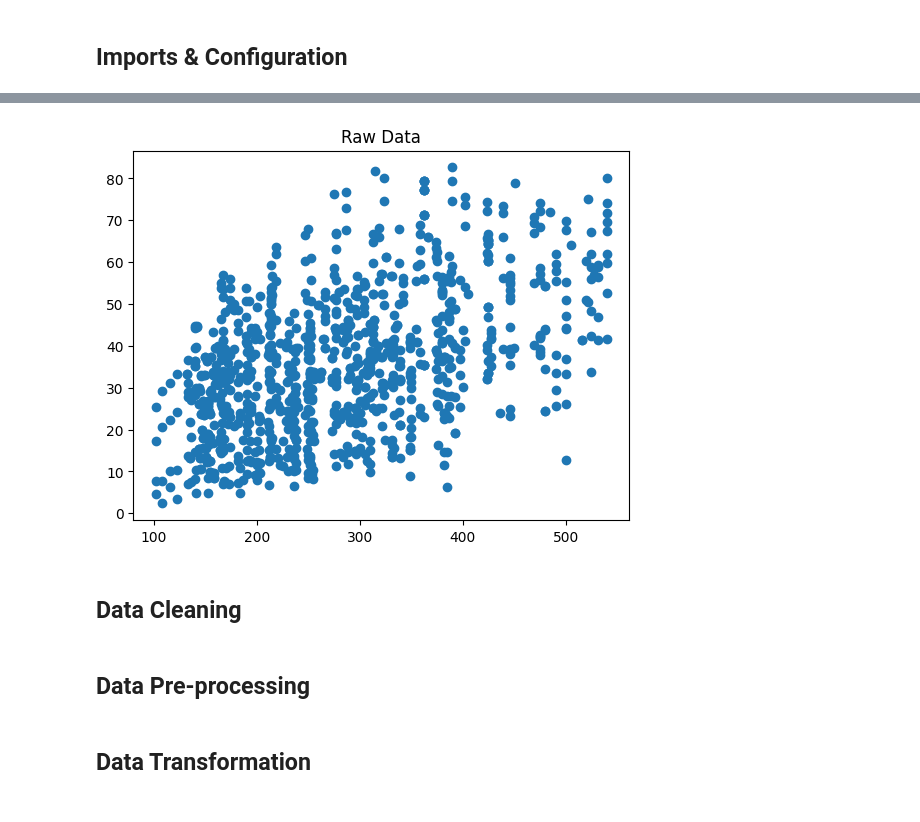
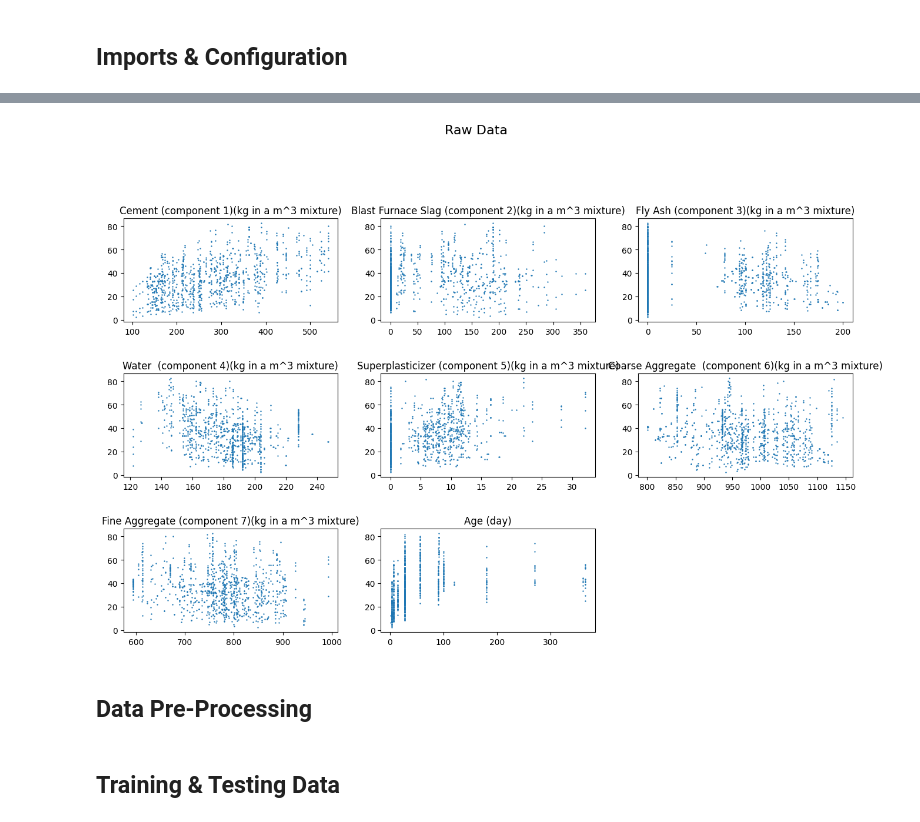
Before and after one commit to kaitlinday/CSE514A, a Jupyter notebook: CSE 514A Programming Assignment 1.ipynb, the cells around one changed output, grey strips where cells are left out. Cells and saved outputs as stored; diff of their text form; code cells hidden in the pictures.

```diff
--- a/CSE 514A Programming Assignment 1.ipynb
+++ b/CSE 514A Programming Assignment 1.ipynb
@@ -17,28 +24,21 @@ label = data.columns[8]
 # %%
 # visualize data - do for each of 8 independent variables (2x4 grid)
-x = data.values[:,0]
-y = data.values[:,8]
-plt.scatter(x,y)
-plt.title('Raw Data')
-plt.show()
 
-'''
+#x = data.values[:,index]
+#y = data.values[:,8]
+
 f = plt.figure(figsize=(16, 16))
-f.subplots_adjust(hspace=0.6)
+f.subplots_adjust(hspace=0.5)
+f.suptitle('Raw Data', fontsize=16)
 
 # visualize the relationship of all varaibles and the price (y-axis)
-for index, feature_name in enumerate(boston.feature_names):
+for index, feature_name in enumerate(features):
     ax = f.add_subplot(5, 3, index + 1)
-    ax.scatter(boston.data[:, index], boston.target, s=0.5)
+    ax.scatter(data.values[:, index], data.values[:,8], s=0.5)
     ax.set_title(feature_name)
 
 plt.show()
-'''
 # %% [output]
-[figure, old version]
+[figure, new version]
 # %% [markdown]
-## Data Cleaning
+## Data Pre-Processing
-# %% [markdown]
-## Data Pre-processing
-# %% [markdown]
-## Data Transformation
@@ -44,0 +66,2 @@ plt.show()
+# %% [markdown]
+## Training & Testing Data
```
Also changed, not shown: parts of 12 cells of this notebook.
